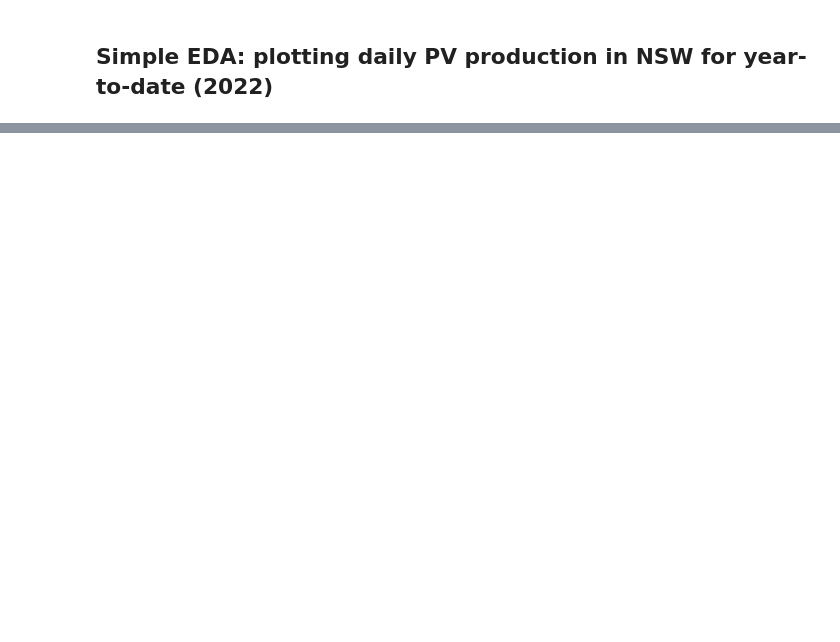
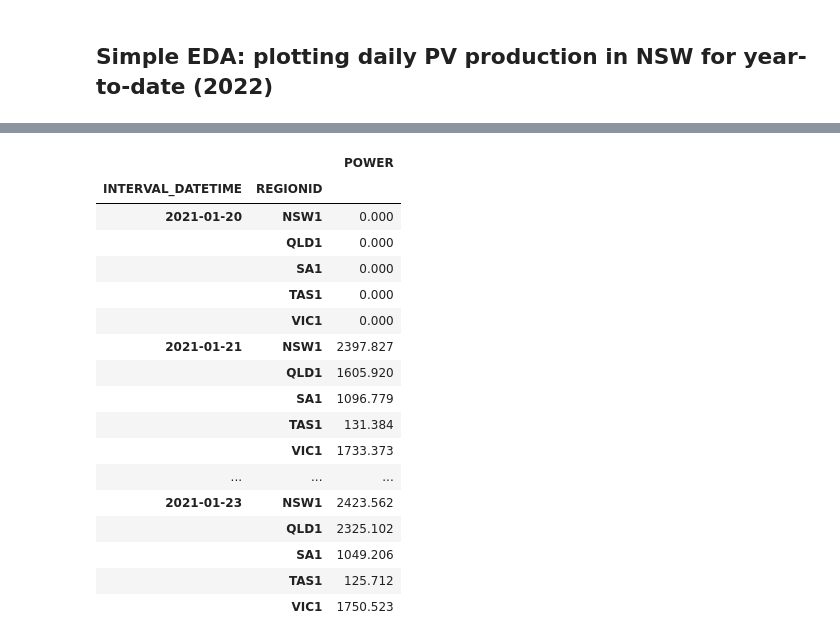
Before and after one commit to the-rahul-kumar/UNSW-Group-C-Project, a Jupyter notebook: src/Mat/rooftop_pv.ipynb, the cells around one changed output, grey strips where cells are left out. Saved outputs shown, nothing was run; the diff lists cells and outputs as text; code cells hidden in the pictures; blank space fills up the shorter version.

```diff
--- a/src/Mat/rooftop_pv.ipynb
+++ b/src/Mat/rooftop_pv.ipynb
@@ -147,0 +176,24 @@ sns.lineplot(x='INTERVAL_DATETIME', y='POWER', hue='REGIONID', data=measurement_
+# %%
+# Plot the maximum PV output per day for each state over time
+# Group by day and by state and find the max output
+max_daily_df = measurement_state_df.groupby([measurement_state_df['INTERVAL_DATETIME'].dt.date, 'REGIONID']).aggregate({'POWER':max})
+max_daily_df.head(20)
+# %% [output]
+|  |  | POWER |
+| INTERVAL_DATETIME | REGIONID |  |
+| 2021-01-20 | NSW1 | 0.000 |
+|  | QLD1 | 0.000 |
+|  | SA1 | 0.000 |
+|  | TAS1 | 0.000 |
+|  | VIC1 | 0.000 |
+| 2021-01-21 | NSW1 | 2397.827 |
+|  | QLD1 | 1605.920 |
+|  | SA1 | 1096.779 |
+|  | TAS1 | 131.384 |
+|  | VIC1 | 1733.373 |
+| ... | ... | ... |
+| 2021-01-23 | NSW1 | 2423.562 |
+|  | QLD1 | 2325.102 |
+|  | SA1 | 1049.206 |
+|  | TAS1 | 125.712 |
+|  | VIC1 | 1750.523 |
```
Also changed, not shown: parts of 13 cells of this notebook.
